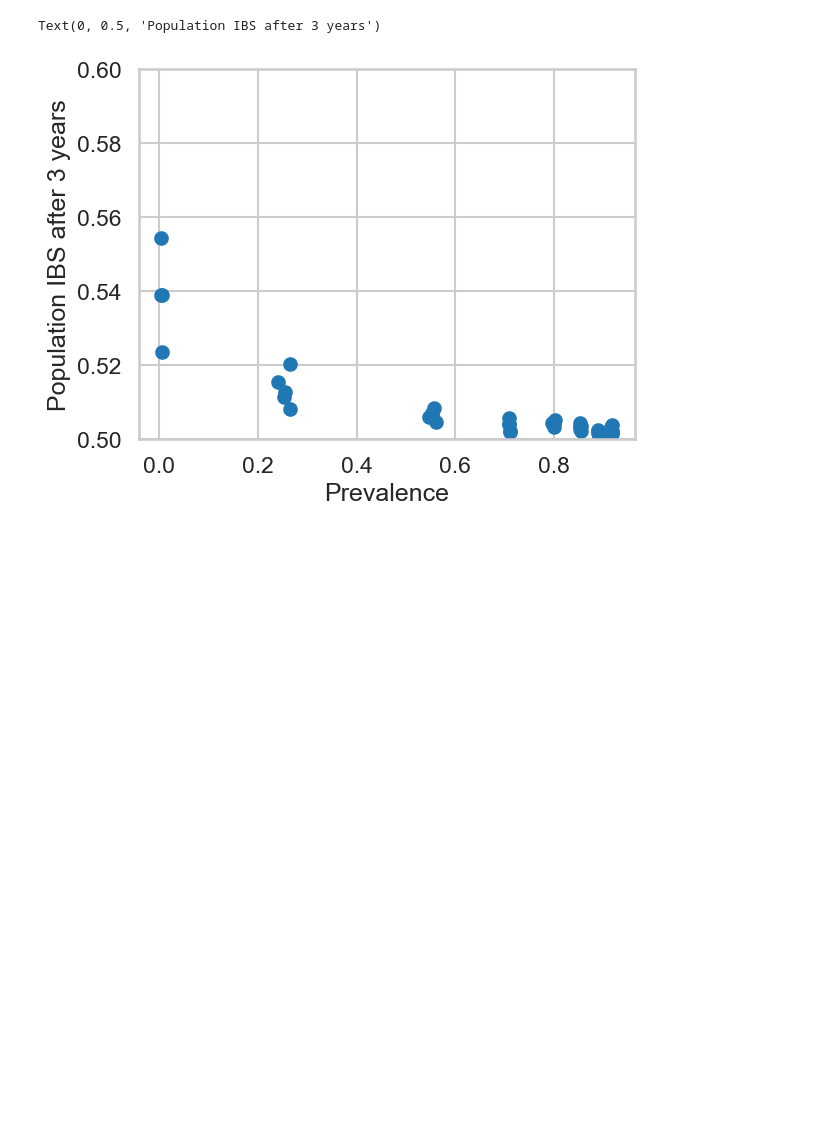
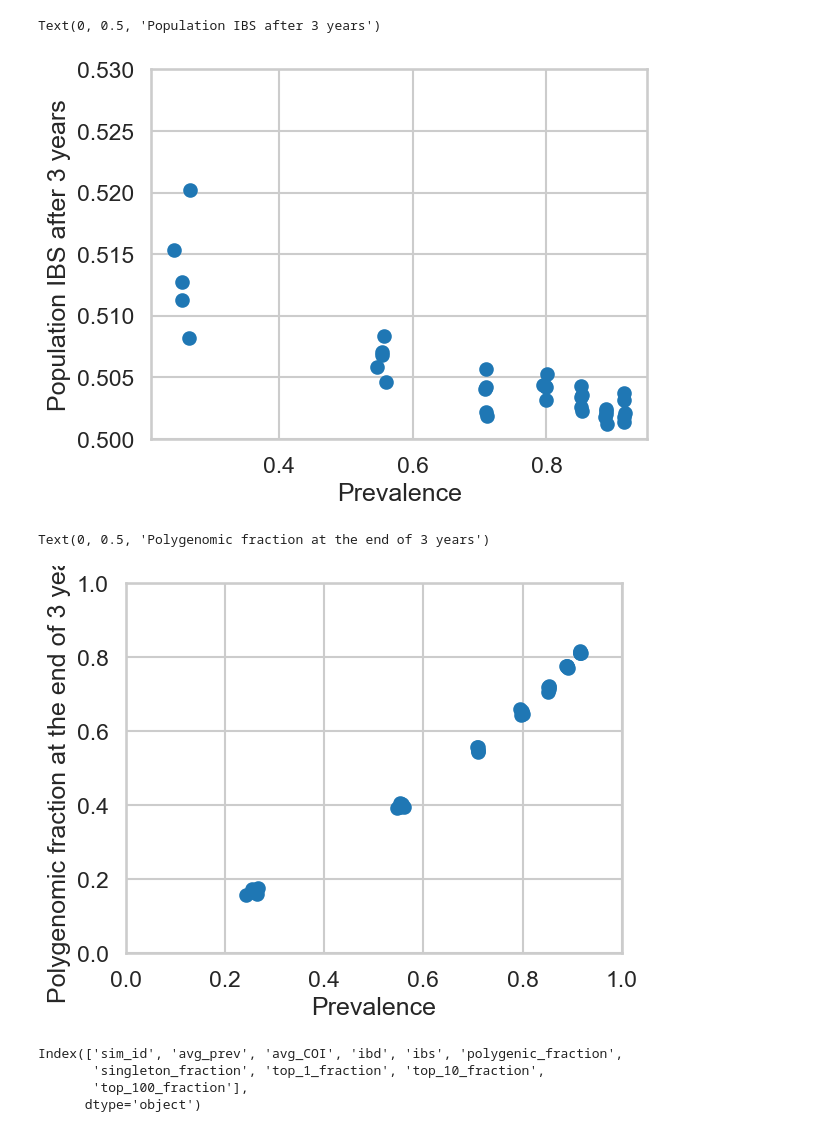
Before and after one commit to jgsuresh/senegal-network-sim, a Jupyter notebook: network_sim/experiments/240530-01/summary_plots.ipynb, the cells around one changed output. Cells and saved outputs as stored; diff of their text form; code cells hidden in the pictures; blank space fills up the shorter version.

```diff
--- a/network_sim/experiments/240530-01/summary_plots.ipynb
+++ b/network_sim/experiments/240530-01/summary_plots.ipynb
@@ -28,8 +43,24 @@ Text(0.5, 1.0, 'Level 0 complexity (uniform biting)')
 # %%
 plt.scatter(df["avg_prev"], df["ibs"])
-plt.ylim([0.5,0.6])
+plt.ylim([0.5,0.53])
 plt.xlabel("Prevalence")
 plt.ylabel("Population IBS after 3 years")
 # %% [output]
 Text(0, 0.5, 'Population IBS after 3 years')
-[figure, old version]
+[figure, new version]
+# %%
+plt.scatter(df["avg_prev"], df["polygenic_fraction"])
+plt.ylim([0,1])
+plt.xlim([0,1])
+plt.xlabel("Prevalence")
+plt.ylabel("Polygenomic fraction at the end of 3 years")
+# %% [output]
+Text(0, 0.5, 'Polygenomic fraction at the end of 3 years')
+[figure, added]
+# %%
+df.columns
+# %% [output]
+Index(['sim_id', 'avg_prev', 'avg_COI', 'ibd', 'ibs', 'polygenic_fraction',
+       'singleton_fraction', 'top_1_fraction', 'top_10_fraction',
+       'top_100_fraction'],
+      dtype='object')
```
Also changed, not shown: parts of 7 cells of this notebook, 20 other files.
